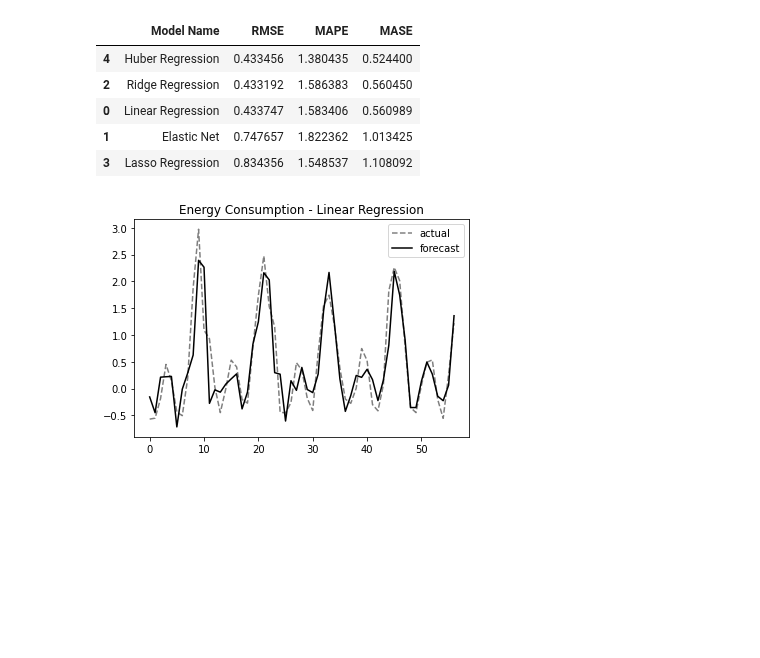
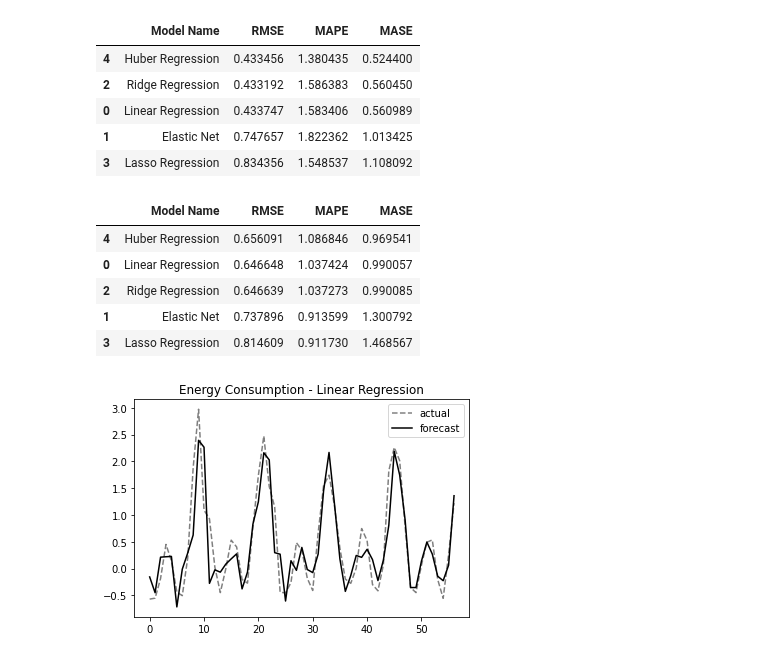
Before and after one commit to LaurbergMJ/TimeSeriesAnalysisWithPythonCookbook, a Jupyter notebook: Ch12.ipynb, the cells around one changed output. Cells and saved outputs as stored; diff of their text form; code cells hidden in the pictures; blank space fills up the shorter version.

```diff
--- a/Ch12.ipynb
+++ b/Ch12.ipynb
@@ -303,7 +315,9 @@ def train_different_models(train, test, regressors):
 # Pass the dictionary of regressors along with the training and test sets to the
 # train_different_models function and store the results
 
+#air_results = train_different_models(train_air_s, )
 en_results = train_different_models(train_en_s, test_en_s, regressors)
+dw_results = train_different_models(train_dw_s, test_dw_s, regressors)
 # %% [output]
 training Linear Regression ...
 training Elastic Net ...
@@ -323,6 +342,17 @@ en_results[cols].sort_values('MASE')
 | 0 | Linear Regression | 0.433747 | 1.583406 | 0.560989 |
 | 1 | Elastic Net | 0.747657 | 1.822362 | 1.013425 |
 | 3 | Lasso Regression | 0.834356 | 1.548537 | 1.108092 |
+# %%
+cols = ['Model Name', 'RMSE', 'MAPE', 'MASE']
+dw_results = pd.DataFrame(dw_results)
+dw_results[cols].sort_values('MASE')
+# %% [output]
+|  | Model Name | RMSE | MAPE | MASE |
+| 4 | Huber Regression | 0.656091 | 1.086846 | 0.969541 |
+| 0 | Linear Regression | 0.646648 | 1.037424 | 0.990057 |
+| 2 | Ridge Regression | 0.646639 | 1.037273 | 0.990085 |
+| 1 | Elastic Net | 0.737896 | 0.913599 | 1.300792 |
+| 3 | Lasso Regression | 0.814609 | 0.911730 | 1.468567 |
 # %%
 # The en_results list contains the actual test results (actual), the forecast value (yhat)
 # and the residuals (resid). We can use these to visualize the model's performance.
```
Also changed, not shown: parts of 27 cells of this notebook.
